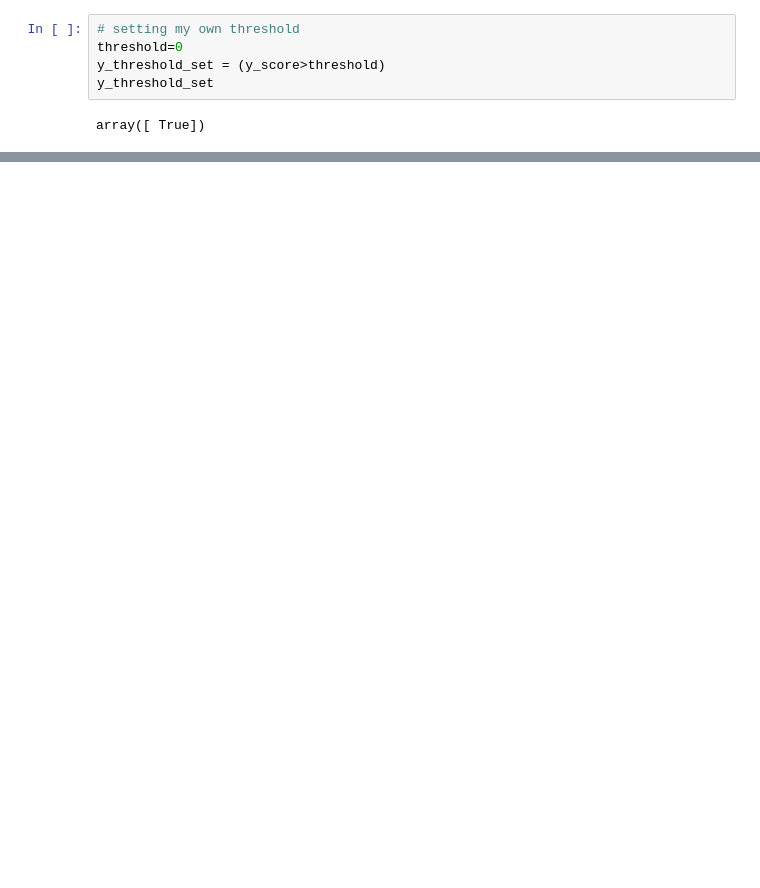
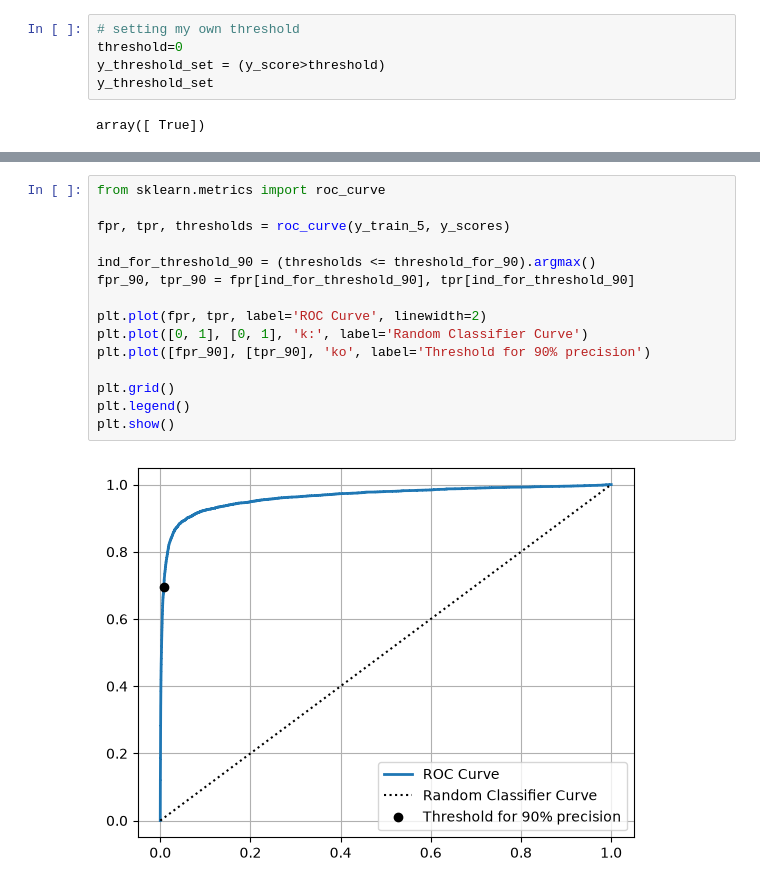
Before and after one commit to Dev-Flurssy/ml-projects, a Jupyter notebook: projects/Classification/MNIST.ipynb, the cells around one changed output, grey strips where cells are left out. Saved outputs shown, nothing was run; the diff lists cells and outputs as text; blank space fills up the shorter version.

```diff
--- a/projects/Classification/MNIST.ipynb
+++ b/projects/Classification/MNIST.ipynb
@@ -231,0 +234,17 @@ plt.show()
+# %%
+from sklearn.metrics import roc_curve
+
+fpr, tpr, thresholds = roc_curve(y_train_5, y_scores)
+
+ind_for_threshold_90 = (thresholds <= threshold_for_90).argmax()
+fpr_90, tpr_90 = fpr[ind_for_threshold_90], tpr[ind_for_threshold_90]
+
+plt.plot(fpr, tpr, label='ROC Curve', linewidth=2)
+plt.plot([0, 1], [0, 1], 'k:', label='Random Classifier Curve')
+plt.plot([fpr_90], [tpr_90], 'ko', label='Threshold for 90% precision')
+
+plt.grid()
+plt.legend()
+plt.show()
+# %% [output]
+[figure, added]
```
Also changed, not shown: parts of 15 cells of this notebook, 8 other files.
